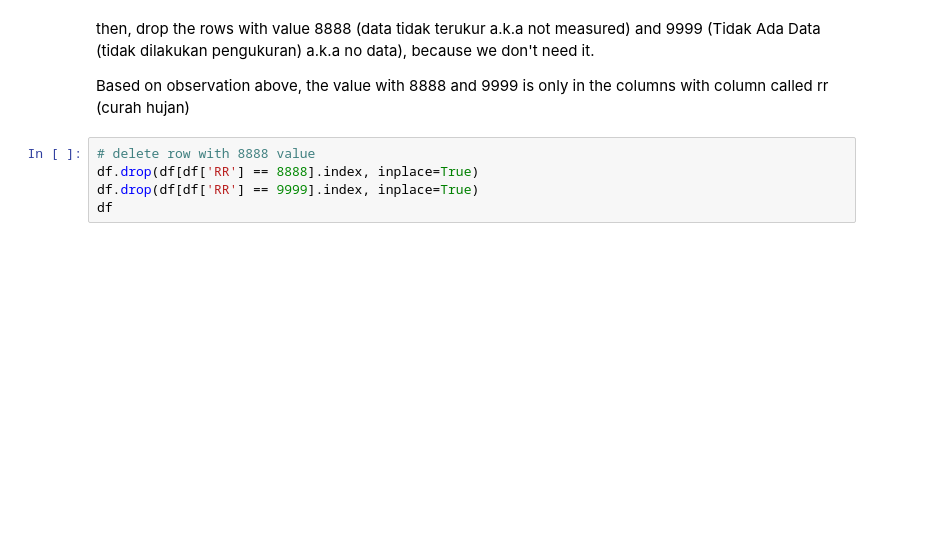
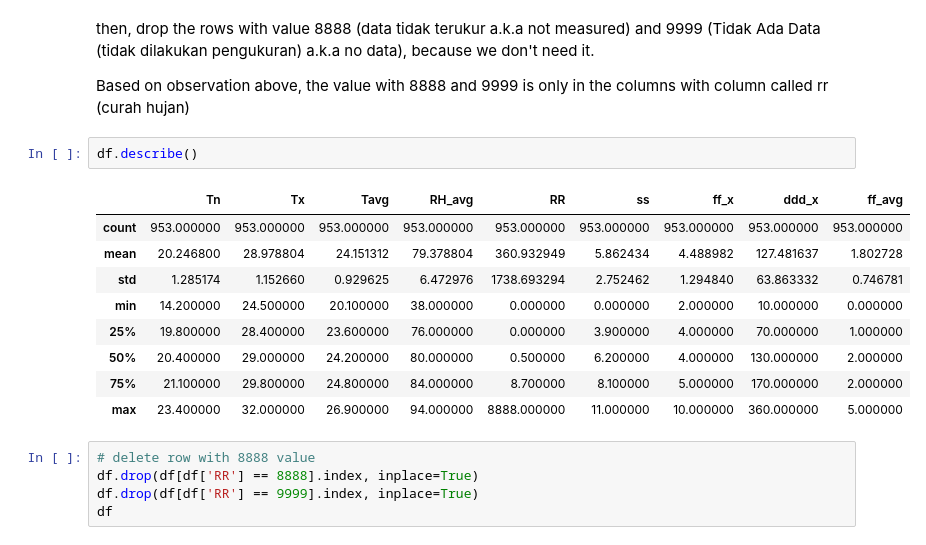
Before and after one commit to rachyharkov/pca-climate-data, a Jupyter notebook: notebook.ipynb, the cells around one changed output. Drawn from its saved outputs; the diff is of its cells as text; blank space fills up the shorter version.

```diff
--- a/notebook.ipynb
+++ b/notebook.ipynb
@@ -59,6 +59,18 @@ df
 then, drop the rows with value 8888 (data tidak terukur a.k.a not measured) and 9999 (Tidak Ada Data (tidak dilakukan pengukuran) a.k.a no data), because we don't need it.
 
 Based on observation above, the value with 8888 and 9999 is only in the columns with column called rr (curah hujan)
+# %%
+df.describe()
+# %% [output]
+|  | Tn | Tx | Tavg | RH_avg | RR | ss | ff_x | ddd_x | ff_avg |
+| count | 953.000000 | 953.000000 | 953.000000 | 953.000000 | 953.000000 | 953.000000 | 953.000000 | 953.000000 | 953.000000 |
+| mean | 20.246800 | 28.978804 | 24.151312 | 79.378804 | 360.932949 | 5.862434 | 4.488982 | 127.481637 | 1.802728 |
+| std | 1.285174 | 1.152660 | 0.929625 | 6.472976 | 1738.693294 | 2.752462 | 1.294840 | 63.863332 | 0.746781 |
+| min | 14.200000 | 24.500000 | 20.100000 | 38.000000 | 0.000000 | 0.000000 | 2.000000 | 10.000000 | 0.000000 |
+| 25% | 19.800000 | 28.400000 | 23.600000 | 76.000000 | 0.000000 | 3.900000 | 4.000000 | 70.000000 | 1.000000 |
+| 50% | 20.400000 | 29.000000 | 24.200000 | 80.000000 | 0.500000 | 6.200000 | 4.000000 | 130.000000 | 2.000000 |
+| 75% | 21.100000 | 29.800000 | 24.800000 | 84.000000 | 8.700000 | 8.100000 | 5.000000 | 170.000000 | 2.000000 |
+| max | 23.400000 | 32.000000 | 26.900000 | 94.000000 | 8888.000000 | 11.000000 | 10.000000 | 360.000000 | 5.000000 |
 # %%
 # delete row with 8888 value
 df.drop(df[df['RR'] == 8888].index, inplace=True)
```
Also changed, not shown: parts of 28 cells of this notebook, 1 other file.
